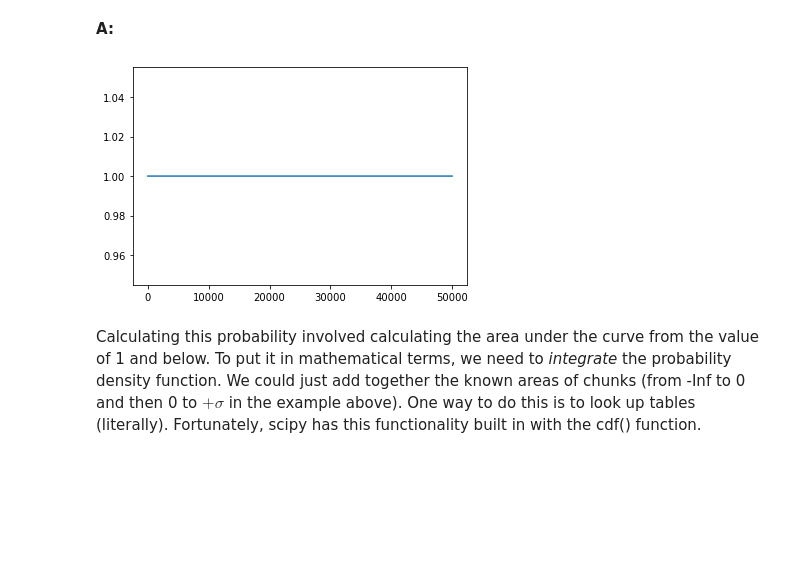
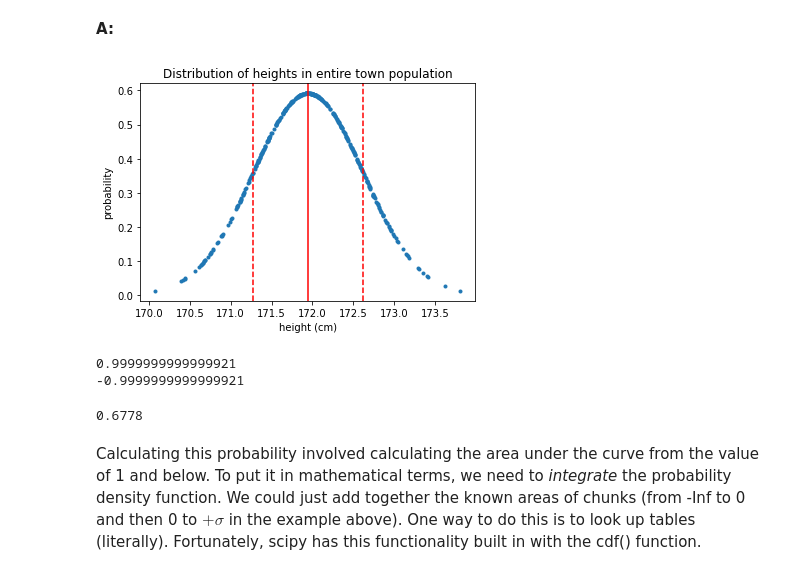
Before and after one commit to prakash-kr/Case-Study---Frequentist-Inference, a Jupyter notebook: Frequentist Inference Case Study - Part A.ipynb, the cells around one changed output. Drawn from its saved outputs; the diff is of its cells as text; code cells hidden in the pictures; blank space fills up the shorter version.

```diff
--- a/Frequentist Inference Case Study - Part A.ipynb
+++ b/Frequentist Inference Case Study - Part A.ipynb
@@ -336,10 +316,34 @@ Recall some basic properties of the standard normal distribution, such as that a
 __Q11:__ Using this fact, calculate the probability of observing the value 1 or less in a single observation from the standard normal distribution. Hint: you may find it helpful to sketch the standard normal distribution (the familiar bell shape) and mark the number of standard deviations from the mean on the x-axis and shade the regions of the curve that contain certain percentages of the population.
 # %% [markdown]
 __A:__
-# %%
-_ = plt.plot(norm.cdf(pop_heights))
-# %% [output]
-[figure, removed]
+# %%
+y = norm.pdf(sample50_mean_array, expected_mean, expected_std)
+_ = plt.plot(sample50_mean_array, y, marker='.', linestyle='none')
+_ = plt.xlabel('height (cm)')
+_ = plt.ylabel('probability')
+_ = plt.title('Distribution of heights in entire town population')
+_ = plt.axvline(expected_mean, color='r')
+_ = plt.axvline(expected_mean+expected_std, color='r', linestyle='--')
+_ = plt.axvline(expected_mean-expected_std, color='r', linestyle='--')
+# %% [output]
+[figure, added]
+# %%
+x1 = expected_mean+expected_std
+x2 = expected_mean-expected_std
+z1 = (x1-expected_mean)/expected_std
+z2 = (x2-expected_mean)/expected_std
+print(z1)
+print(z2)
+# %% [output]
+0.9999999999999921
+-0.9999999999999921
+# %%
+# P(X<x2)=0.1611
+# P(X<x1)=0.8389
+# P(x2<X<x1)
+print(0.8389-0.1611)
+# %% [output]
+0.6778
 # %% [markdown]
 Calculating this probability involved calculating the area under the curve from the value of 1 and below. To put it in mathematical terms, we need to *integrate* the probability density function. We could just add together the known areas of chunks (from -Inf to 0 and then 0 to $+\sigma$ in the example above). One way to do this is to look up tables (literally). Fortunately, scipy has this functionality built in with the cdf() function.
 # %% [markdown]
```
Also changed, not shown: parts of 16 cells of this notebook.
